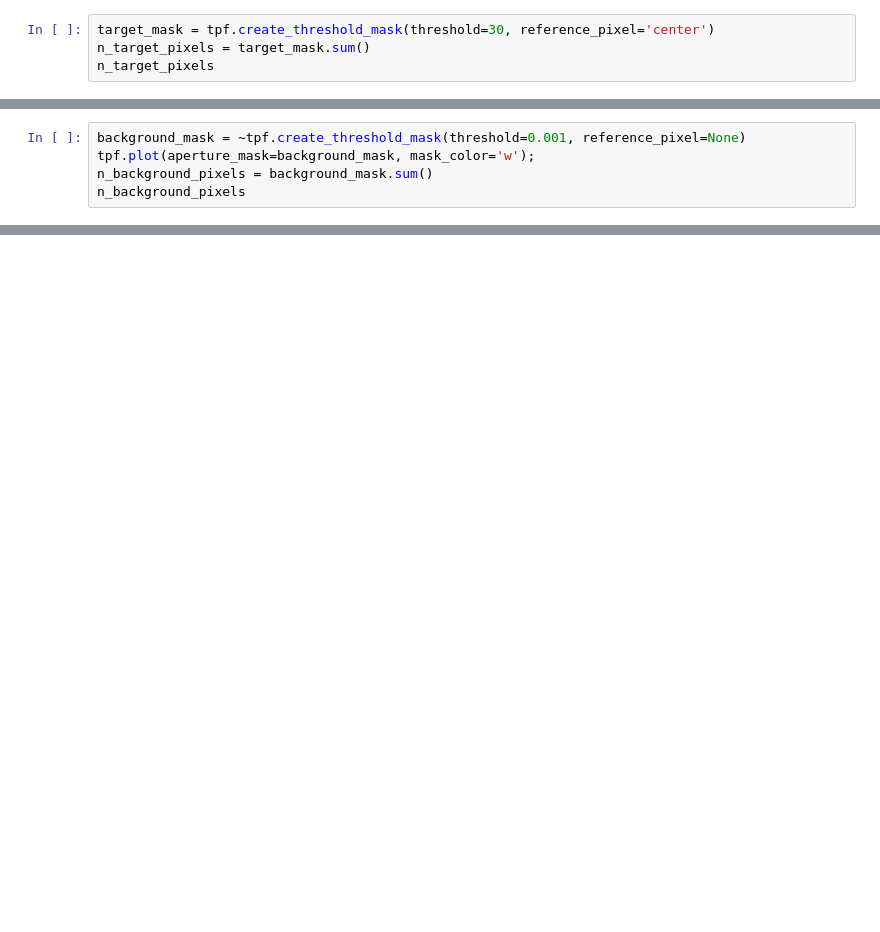
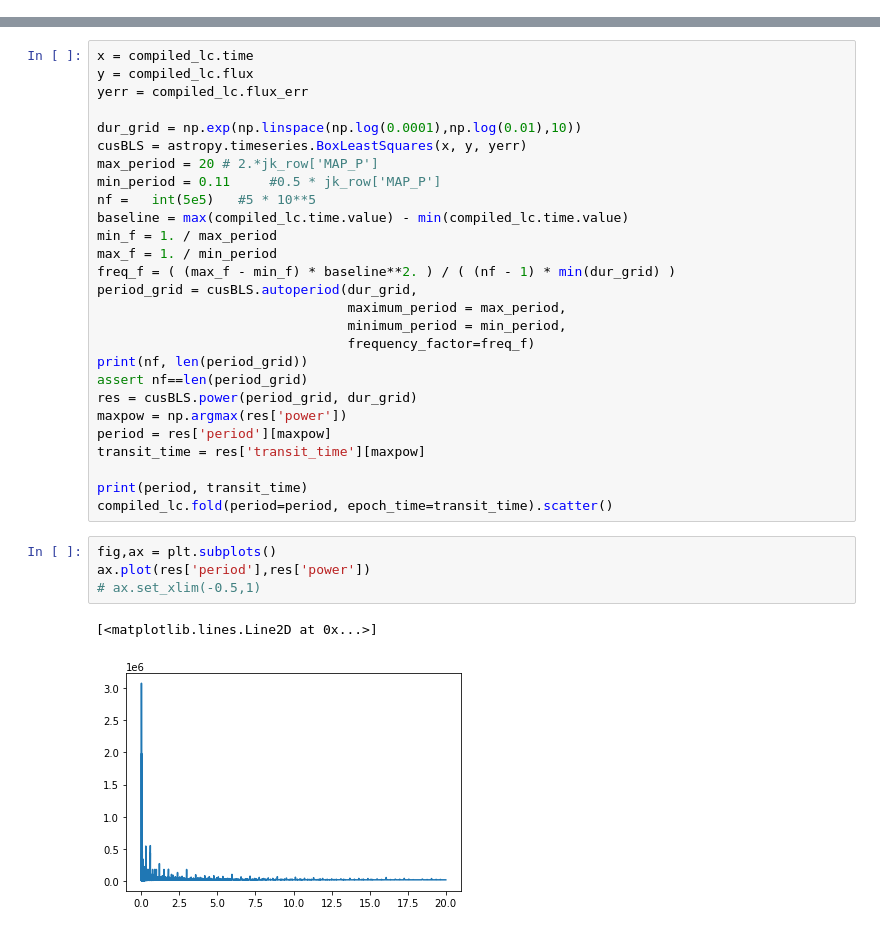
Before and after one commit to kjaehnig/GAT_SEBs, a Jupyter notebook: TESS TPF LightCurve production.ipynb, the cells around one changed output, grey strips where cells are left out. Drawn from its saved outputs; the diff is of its cells as text; blank space fills up the shorter version.

```diff
--- a/TESS TPF LightCurve production.ipynb
+++ b/TESS TPF LightCurve production.ipynb
@@ -23,4 +11,0 @@ res['lit_period'],res['lit_t0']
-# %%
-target_mask = tpf.create_threshold_mask(threshold=30, reference_pixel='center')
-n_target_pixels = target_mask.sum()
-n_target_pixels
@@ -39,5 +11,0 @@ target_lc.plot(label='Target + background')
-# %%
-background_mask = ~tpf.create_threshold_mask(threshold=0.001, reference_pixel=None)
-tpf.plot(aperture_mask=background_mask, mask_color='w');
-n_background_pixels = background_mask.sum()
-n_background_pixels
@@ -61,0 +276,34 @@ corrected_lc.flatten(101).scatter()
+# %%
+x = compiled_lc.time
+y = compiled_lc.flux
+yerr = compiled_lc.flux_err
+
+dur_grid = np.exp(np.linspace(np.log(0.0001),np.log(0.01),10))
+cusBLS = astropy.timeseries.BoxLeastSquares(x, y, yerr)
+max_period = 20 # 2.*jk_row['MAP_P']
+min_period = 0.11     #0.5 * jk_row['MAP_P']
+nf =   int(5e5)   #5 * 10**5
+baseline = max(compiled_lc.time.value) - min(compiled_lc.time.value)
+min_f = 1. / max_period
+max_f = 1. / min_period
+freq_f = ( (max_f - min_f) * baseline**2. ) / ( (nf - 1) * min(dur_grid) )
+period_grid = cusBLS.autoperiod(dur_grid,
+                                maximum_period = max_period,
+                                minimum_period = min_period,
+                                frequency_factor=freq_f)
+print(nf, len(period_grid))
+assert nf==len(period_grid)
+res = cusBLS.power(period_grid, dur_grid)
+maxpow = np.argmax(res['power'])
+period = res['period'][maxpow]
+transit_time = res['transit_time'][maxpow]
+
+print(period, transit_time)
+compiled_lc.fold(period=period, epoch_time=transit_time).scatter()
+# %%
+fig,ax = plt.subplots()
+ax.plot(res['period'],res['power'])
+# ax.set_xlim(-0.5,1)
+# %% [output]
+[<matplotlib.lines.Line2D at 0x...>]
+[figure, added]
```
Also changed, not shown: parts of 14 cells of this notebook, 6 other files.
